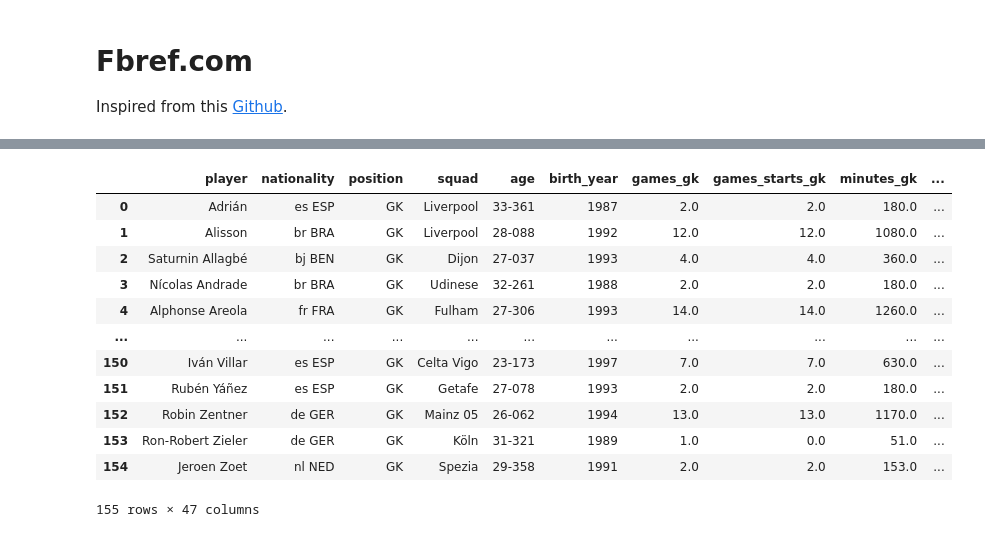
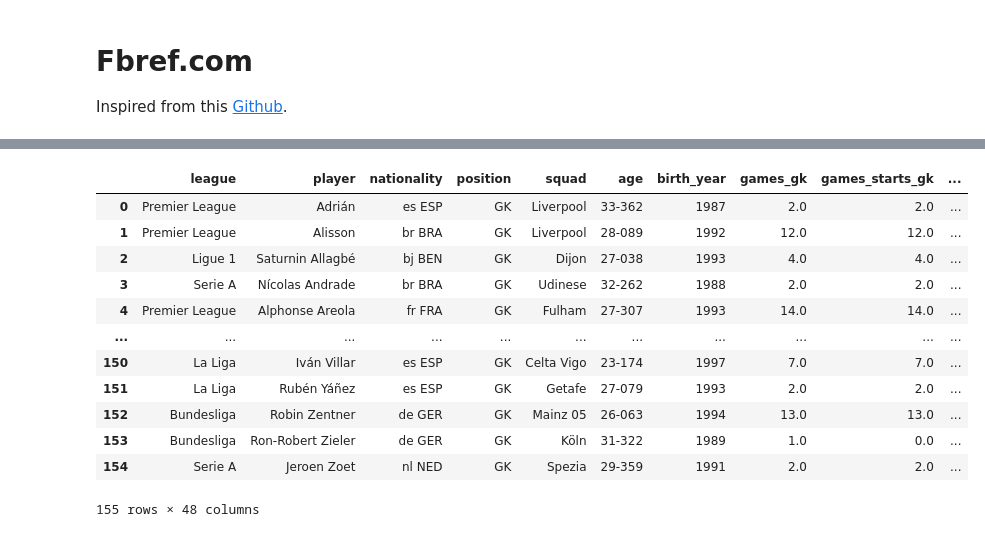
Before and after one commit to yasserhaddad/football-analytics, a Jupyter notebook: Scrape Data.ipynb, the cells around one changed output, grey strips where cells are left out. Drawn from its saved outputs; the diff is of its cells as text; code cells hidden in the pictures.

Commit message:
Added fbref squad and player stats, and started with matchlog scraping

```diff
--- a/Scrape Data.ipynb
+++ b/Scrape Data.ipynb
@@ -337,0 +320,41 @@ def get_team_data(top, end, big5=False):
+# %%
+# Function to get the player data for outfield player, includes all categories - standard stats, shooting
+# passing, passing types, goal and shot creation, defensive actions, possession, and miscallaneous
+def get_outfield_data(top, end, big5):
+    attrs = [stats, shooting2, passing2, passing_types2, gca2, defense2, possession2, misc2]
+    attrs_names = ['stats', 'shooting', 'passing', 'passing_types', 'gca', 'defense', 'possession', 'misc']
+
+    dfs = []
+    for i, attr in enumerate(attrs_names):
+        dfs.append(frame_for_category(attr, top, end, attrs[i], big5))
+
+    df = pd.concat(dfs, axis=1)
+    df = df.loc[:,~df.columns.duplicated()]
+
+    return df
+
+
+# Function to get keeping and advance goalkeeping data
+def get_keeper_data(top, end, big5):
+    df1 = frame_for_category('keepers', top, end, keepers, big5)
+    df2 = frame_for_category('keepersadv', top, end, keepersadv2, big5)
+    df = pd.concat([df1, df2], axis=1)
+    df = df.loc[:, ~df.columns.duplicated()]
+
+    return df
+
+
+# Function to get team-wise data accross all categories as mentioned above
+def get_team_data(top, end, big5=False):
+    attrs = [stats2, keepers2, keepersadv2, shooting3, passing2, passing_types2, gca2, defense2, possession2, misc2]
+    attrs_names = ['stats', 'keepers', 'keepersadv', 'shooting', 'passing', 'passing_types', 'gca', 'defense',
+                  'possession', 'misc']
+
+    dfs = []
+    for i, attr in enumerate(attrs_names):
+        dfs.append(frame_for_category_team(attr, top, end, attrs[i], big5))
+
+    df = pd.concat(dfs, axis=1)
+    df = df.loc[:,~df.columns.duplicated()]
+
+    return df
@@ -399,20 +380,20 @@ df_team
 # %%
-df_keeper = get_keeper_data('https://fbref.com/en/comps/Big5/','/players/Big-5-European-Leagues-Stats')
+df_keeper = get_keeper_data('https://fbref.com/en/comps/Big5/','/players/Big-5-European-Leagues-Stats', big5=True)
 df_keeper
 # %% [output]
-|  | player | nationality | position | squad | age | birth_year | games_gk | games_starts_gk | minutes_gk | ... |
-| 0 | Adrián | es ESP | GK | Liverpool | 33-361 | 1987 | 2.0 | 2.0 | 180.0 | ... |
-| 1 | Alisson | br BRA | GK | Liverpool | 28-088 | 1992 | 12.0 | 12.0 | 1080.0 | ... |
-| 2 | Saturnin Allagbé | bj BEN | GK | Dijon | 27-037 | 1993 | 4.0 | 4.0 | 360.0 | ... |
-| 3 | Nícolas Andrade | br BRA | GK | Udinese | 32-261 | 1988 | 2.0 | 2.0 | 180.0 | ... |
-| 4 | Alphonse Areola | fr FRA | GK | Fulham | 27-306 | 1993 | 14.0 | 14.0 | 1260.0 | ... |
+|  | league | player | nationality | position | squad | age | birth_year | games_gk | games_starts_gk | ... |
+| 0 | Premier League | Adrián | es ESP | GK | Liverpool | 33-362 | 1987 | 2.0 | 2.0 | ... |
+| 1 | Premier League | Alisson | br BRA | GK | Liverpool | 28-089 | 1992 | 12.0 | 12.0 | ... |
+| 2 | Ligue 1 | Saturnin Allagbé | bj BEN | GK | Dijon | 27-038 | 1993 | 4.0 | 4.0 | ... |
+| 3 | Serie A | Nícolas Andrade | br BRA | GK | Udinese | 32-262 | 1988 | 2.0 | 2.0 | ... |
+| 4 | Premier League | Alphonse Areola | fr FRA | GK | Fulham | 27-307 | 1993 | 14.0 | 14.0 | ... |
 | ... | ... | ... | ... | ... | ... | ... | ... | ... | ... | ... |
-| 150 | Iván Villar | es ESP | GK | Celta Vigo | 23-173 | 1997 | 7.0 | 7.0 | 630.0 | ... |
-| 151 | Rubén Yáñez | es ESP | GK | Getafe | 27-078 | 1993 | 2.0 | 2.0 | 180.0 | ... |
-| 152 | Robin Zentner | de GER | GK | Mainz 05 | 26-062 | 1994 | 13.0 | 13.0 | 1170.0 | ... |
-| 153 | Ron-Robert Zieler | de GER | GK | Köln | 31-321 | 1989 | 1.0 | 0.0 | 51.0 | ... |
-| 154 | Jeroen Zoet | nl NED | GK | Spezia | 29-358 | 1991 | 2.0 | 2.0 | 153.0 | ... |
+| 150 | La Liga | Iván Villar | es ESP | GK | Celta Vigo | 23-174 | 1997 | 7.0 | 7.0 | ... |
+| 151 | La Liga | Rubén Yáñez | es ESP | GK | Getafe | 27-079 | 1993 | 2.0 | 2.0 | ... |
+| 152 | Bundesliga | Robin Zentner | de GER | GK | Mainz 05 | 26-063 | 1994 | 13.0 | 13.0 | ... |
+| 153 | Bundesliga | Ron-Robert Zieler | de GER | GK | Köln | 31-322 | 1989 | 1.0 | 0.0 | ... |
+| 154 | Serie A | Jeroen Zoet | nl NED | GK | Spezia | 29-359 | 1991 | 2.0 | 2.0 | ... |
-155 rows × 47 columns
+155 rows × 48 columns
 # %%
 df_team_big5 = get_team_data('https://fbref.com/en/comps/Big5/','/squads/Big-5-European-Leagues-Stats', big5=True)
 df_team_big5
```
Also changed, not shown: parts of 19 cells of this notebook, 1 other file.
